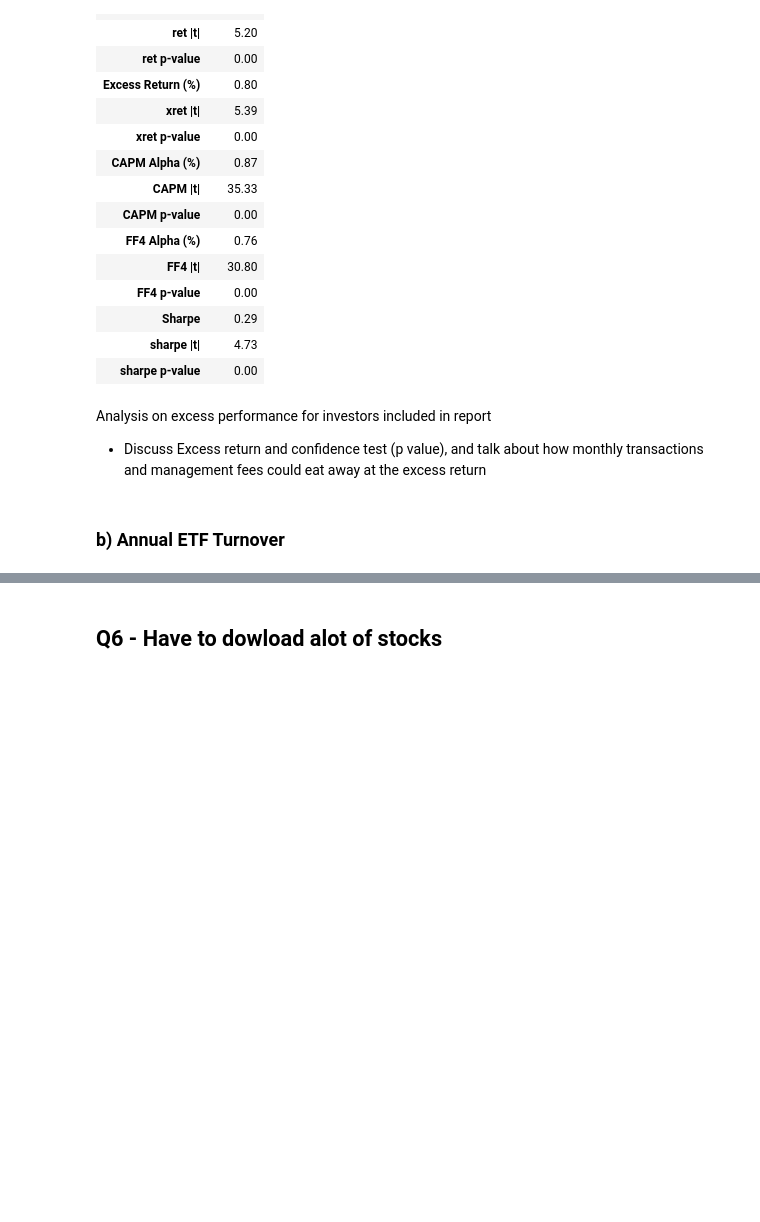
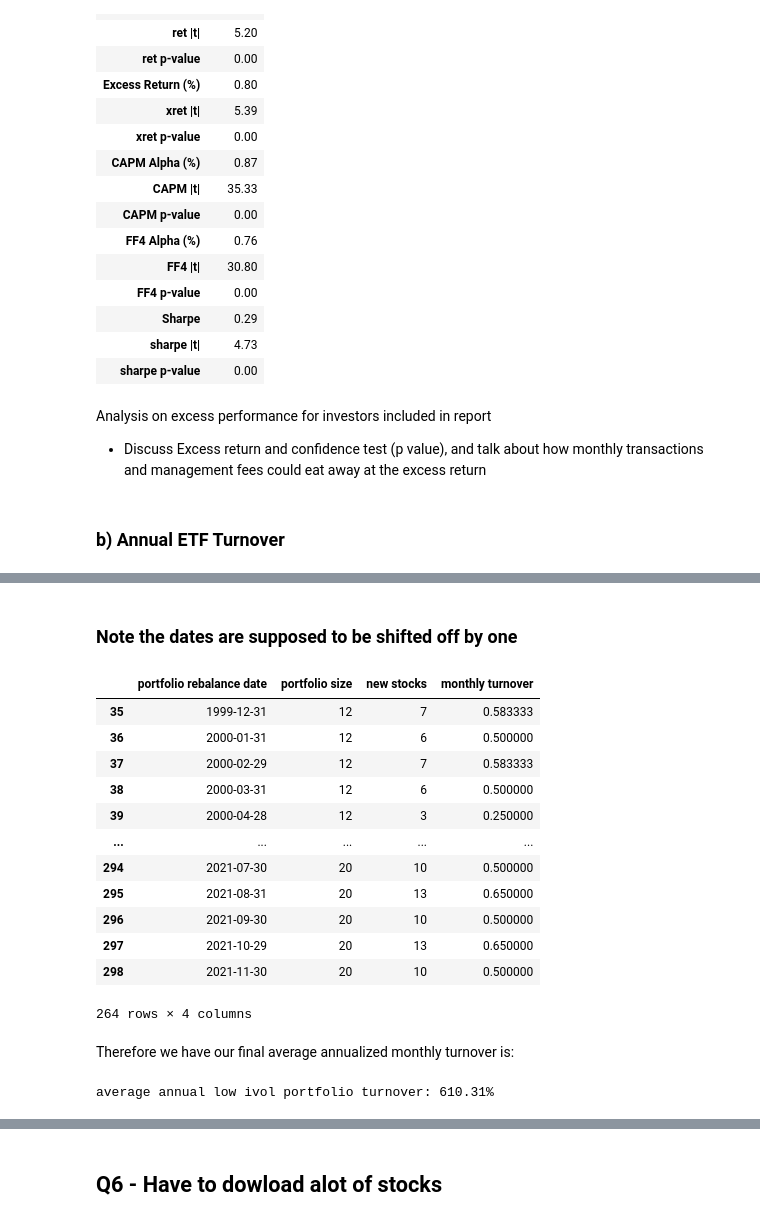
Before and after one commit to uWaterloo-CFM/CFM-301, a Jupyter notebook: Assignment 4/Assignment 4 - Code.ipynb, the cells around one changed output, grey strips where cells are left out. Cells and saved outputs as stored; diff of their text form; code cells hidden in the pictures; blank space fills up the shorter version.

```diff
--- a/Assignment 4/Assignment 4 - Code.ipynb
+++ b/Assignment 4/Assignment 4 - Code.ipynb
@@ -847,0 +888,11 @@ Analysis on excess performance for investors included in report
+# %%
+turnover_stats = portfolio_turnover(1, "ivol_winsorized")
+turnover_stats = turnover_stats[turnover_stats["date"] >= "1999-12-01"]
+
+# Note that our date schema here is indexed on rebalance date, set to the end of every month
+# Portfolio is then carried through the following month
+
+
+# This is why it appears that our dates are shifted one month into the past, **but it isn't**
+turnover_stats.columns = ["portfolio rebalance date", "portfolio size", "new stocks"]
+turnover_stats
@@ -847,0 +913,26 @@ Analysis on excess performance for investors included in report
+# %% [markdown]
+### Note the dates are supposed to be shifted off by one
+# %%
+# Calculate turnover
+turnover_stats["monthly turnover"] = turnover_stats["new stocks"] / turnover_stats["portfolio size"]
+turnover_stats
+# %% [output]
+|  | portfolio rebalance date | portfolio size | new stocks | monthly turnover |
+| 35 | 1999-12-31 | 12 | 7 | 0.583333 |
+| 36 | 2000-01-31 | 12 | 6 | 0.500000 |
+| 37 | 2000-02-29 | 12 | 7 | 0.583333 |
+| 38 | 2000-03-31 | 12 | 6 | 0.500000 |
+| 39 | 2000-04-28 | 12 | 3 | 0.250000 |
+| ... | ... | ... | ... | ... |
+| 294 | 2021-07-30 | 20 | 10 | 0.500000 |
+| 295 | 2021-08-31 | 20 | 13 | 0.650000 |
+| 296 | 2021-09-30 | 20 | 10 | 0.500000 |
+| 297 | 2021-10-29 | 20 | 13 | 0.650000 |
+| 298 | 2021-11-30 | 20 | 10 | 0.500000 |
+264 rows × 4 columns
+# %% [markdown]
+Therefore we have our final average annualized monthly turnover is:
+# %%
+print(f"average annual low ivol portfolio turnover: {(turnover_stats['monthly turnover'].mean() * 12 * 100):.2f}%")
+# %% [output]
+average annual low ivol portfolio turnover: 610.31%
```
Also changed, not shown: parts of 10 cells of this notebook, 2 other files.
